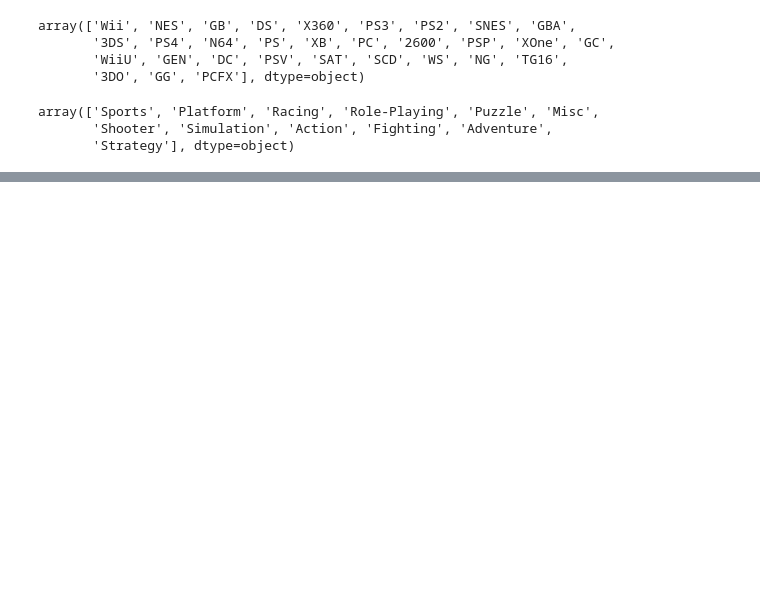
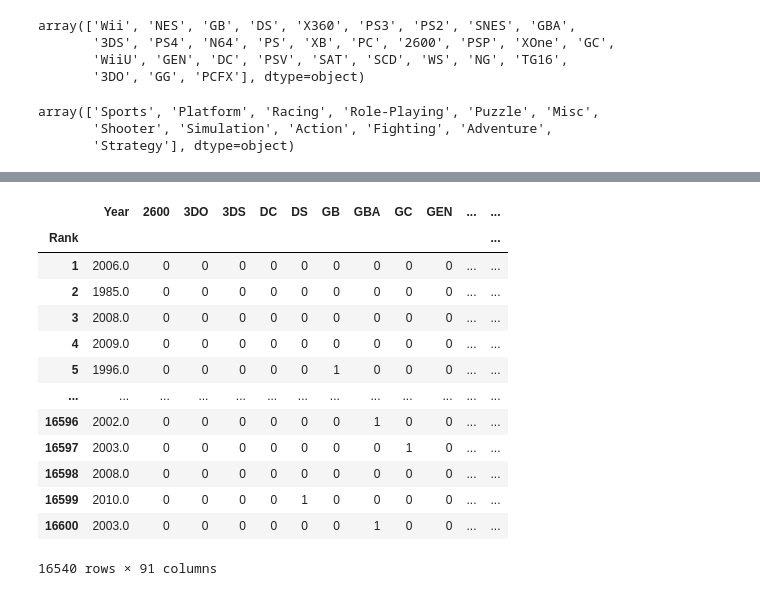
Before and after one commit to artluiz/Analise-da-qualidade-do-ar-em-diferentes-regioes, a Jupyter notebook: Projeto_3.ipynb, the cells around one changed output, grey strips where cells are left out. Drawn from its saved outputs; the diff is of its cells as text; code cells hidden in the pictures; blank space fills up the shorter version.

```diff
--- a/Projeto_3.ipynb
+++ b/Projeto_3.ipynb
@@ -135 +138,21 @@ Sales
 16540 rows × 92 columns
+# %%
+y = Sales['Global_Sales']
+x = Sales.drop('Global_Sales', axis = 1)
+
+x
+# %% [output]
+|  | Year | 2600 | 3DO | 3DS | DC | DS | GB | GBA | GC | GEN | ... | ... |
+| Rank |  |  |  |  |  |  |  |  |  |  |  | ... |
+| 1 | 2006.0 | 0 | 0 | 0 | 0 | 0 | 0 | 0 | 0 | 0 | ... | ... |
+| 2 | 1985.0 | 0 | 0 | 0 | 0 | 0 | 0 | 0 | 0 | 0 | ... | ... |
+| 3 | 2008.0 | 0 | 0 | 0 | 0 | 0 | 0 | 0 | 0 | 0 | ... | ... |
+| 4 | 2009.0 | 0 | 0 | 0 | 0 | 0 | 0 | 0 | 0 | 0 | ... | ... |
+| 5 | 1996.0 | 0 | 0 | 0 | 0 | 0 | 1 | 0 | 0 | 0 | ... | ... |
+| ... | ... | ... | ... | ... | ... | ... | ... | ... | ... | ... | ... | ... |
+| 16596 | 2002.0 | 0 | 0 | 0 | 0 | 0 | 0 | 1 | 0 | 0 | ... | ... |
+| 16597 | 2003.0 | 0 | 0 | 0 | 0 | 0 | 0 | 0 | 1 | 0 | ... | ... |
+| 16598 | 2008.0 | 0 | 0 | 0 | 0 | 0 | 0 | 0 | 0 | 0 | ... | ... |
+| 16599 | 2010.0 | 0 | 0 | 0 | 0 | 1 | 0 | 0 | 0 | 0 | ... | ... |
+| 16600 | 2003.0 | 0 | 0 | 0 | 0 | 0 | 0 | 1 | 0 | 0 | ... | ... |
+16540 rows × 91 columns
```
Also changed, not shown: parts of 12 cells of this notebook.
